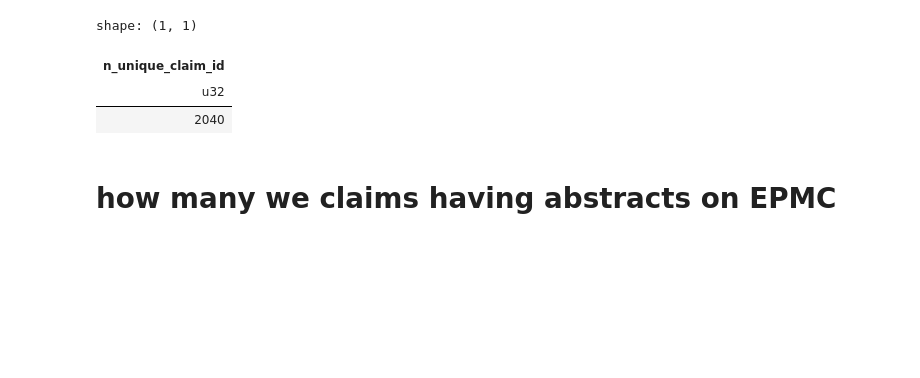
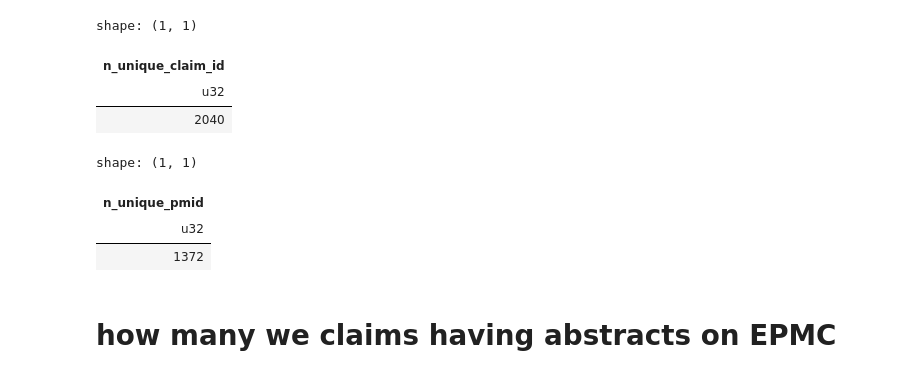
Before and after one commit to fulaibaowang/dictycite, a Jupyter notebook: dastasets.ipynb, the cells around one changed output. Drawn from its saved outputs; the diff is of its cells as text; code cells hidden in the pictures; blank space fills up the shorter version.

```diff
--- a/dastasets.ipynb
+++ b/dastasets.ipynb
@@ -632,6 +632,15 @@ shape: (1, 1)
 | n_unique_claim_id |
 | u32 |
 | 2040 |
+# %%
+claim_cleaned_pmid_nonNA.select(
+    pl.col("pmid").n_unique().alias("n_unique_pmid")
+)
+# %% [output]
+shape: (1, 1)
+| n_unique_pmid |
+| u32 |
+| 1372 |
 # %% [markdown]
 # how many we claims having abstracts on EPMC
 # %%
```
Also changed, not shown: parts of 2 cells of this notebook, 1 other file.
